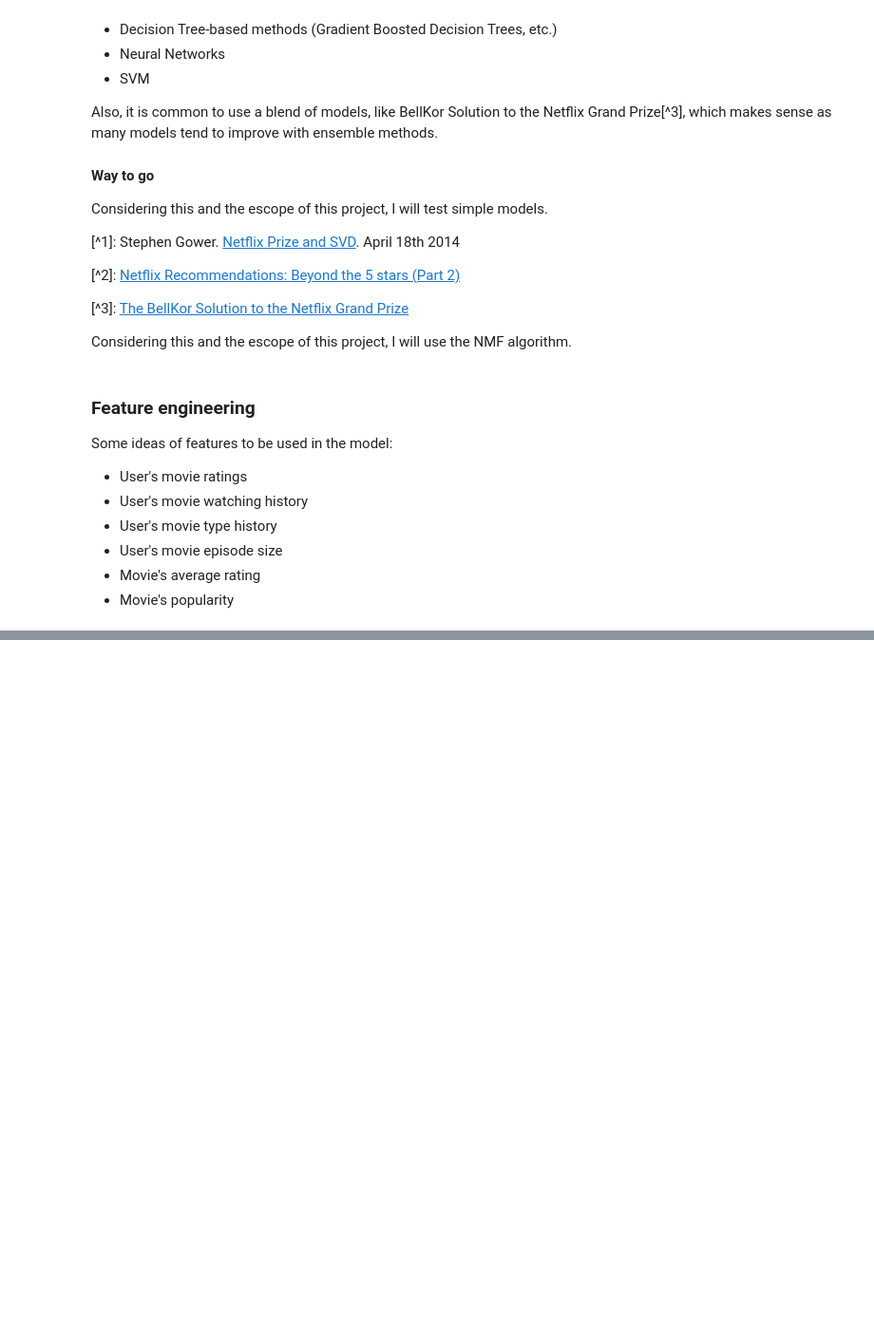
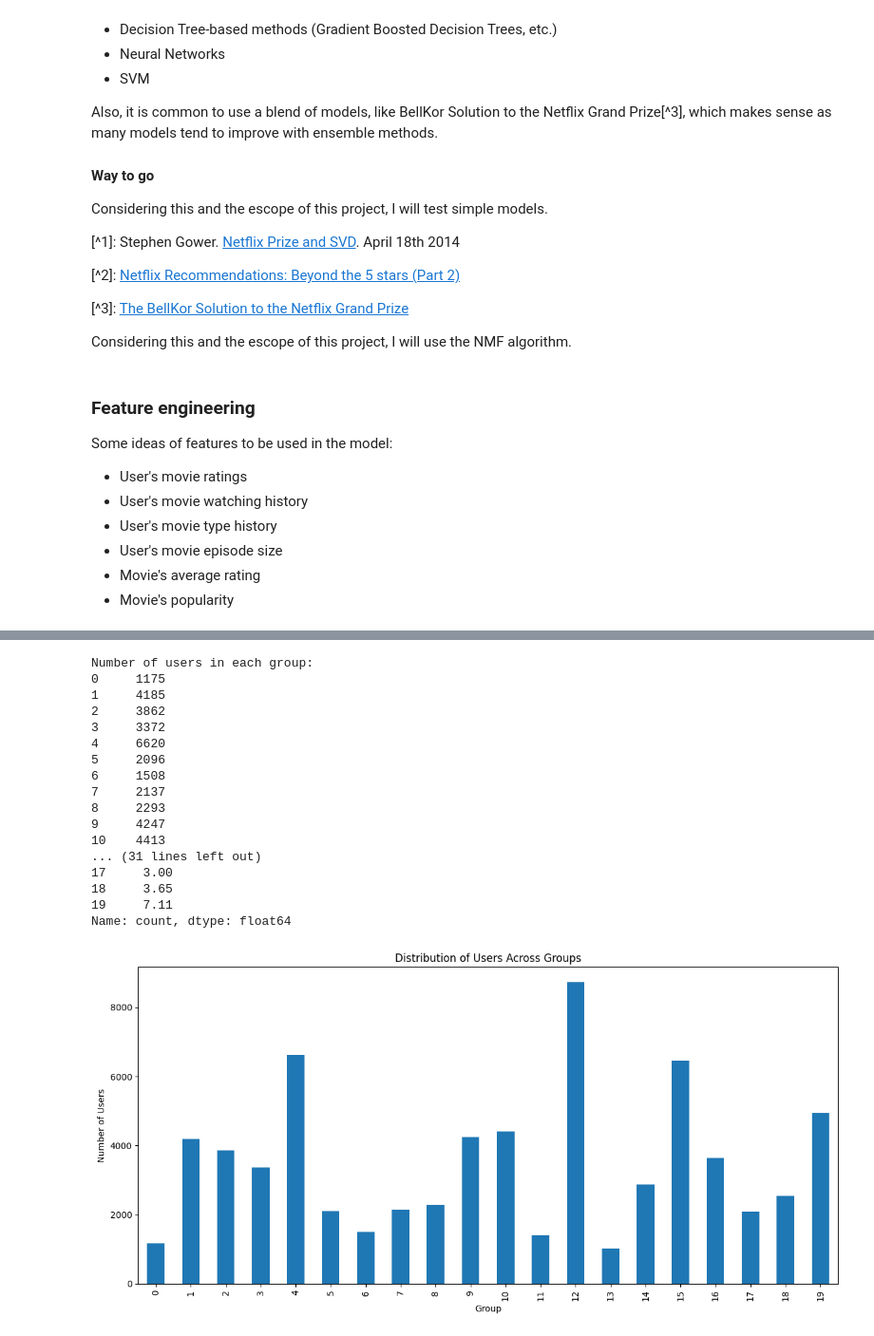
Before and after one commit to brenorb/llm_recommendation, a Jupyter notebook: line_of_thought.ipynb, the cells around one changed output, grey strips where cells are left out. Shown at 95% size. Saved outputs shown, nothing was run; the diff lists cells and outputs as text; code cells hidden in the pictures; blank space fills up the shorter version.

```diff
--- a/line_of_thought.ipynb
+++ b/line_of_thought.ipynb
@@ -119,0 +319,19 @@ clf = decomposition.NMF(n_components=d, random_state=1)
+# %%
+# Separate ratings into rated and unrated
+rated = ratings[ratings['rating'] >= 0]
+unrated = ratings[ratings['rating'] < 0]
+
+# Count the occurrences of each user_id
+user_counts = rated['user_id'].value_counts()
+
+# Create a mask for users with more than 10 ratings
+frequent_users = user_counts[user_counts > 10].index
+
+# Create a subset of rated df with users who have more than 10 ratings
+rated_subset = rated[rated['user_id'].isin(frequent_users)]
+
+# Display information about the new subset
+print("Original rated DataFrame shape:", rated.shape)
+print("Subset of rated DataFrame shape:", rated_subset.shape)
+print("\nNumber of unique users in original:", rated['user_id'].nunique())
+print("Number of unique users in subset:", rated_subset['user_id'].nunique())
@@ -119,0 +449,48 @@ clf = decomposition.NMF(n_components=d, random_state=1)
+# %%
+
+# Get the group with the highest number for each user
+user_groups = w1.argmax(axis=1)
+
+# Count the number of users in each group
+group_counts = pd.Series(user_groups).value_counts().sort_index()
+
+# Display the results
+print("Number of users in each group:")
+print(group_counts)
+
+# Calculate and display the total number of users
+total_users = group_counts.sum()
+print(f"\nTotal number of users: {total_users}")
+
+# Calculate and display the percentage of users in each group
+group_percentages = (group_counts / total_users * 100).round(2)
+print("\nPercentage of users in each group:")
+print(group_percentages)
+
+# Visualize the distribution
+plt.figure(figsize=(12, 6))
+group_counts.plot(kind='bar')
+plt.title('Distribution of Users Across Groups')
+plt.xlabel('Group')
+plt.ylabel('Number of Users')
+plt.tight_layout()
+plt.show()
+# %% [output]
+Number of users in each group:
+0     1175
+1     4185
+2     3862
+3     3372
+4     6620
+5     2096
+6     1508
+7     2137
+8     2293
+9     4247
+10    4413
+... (31 lines left out)
+17     3.00
+18     3.65
+19     7.11
+Name: count, dtype: float64
+[figure, added]
```
Also changed, not shown: parts of 34 cells of this notebook, 2 other files.
